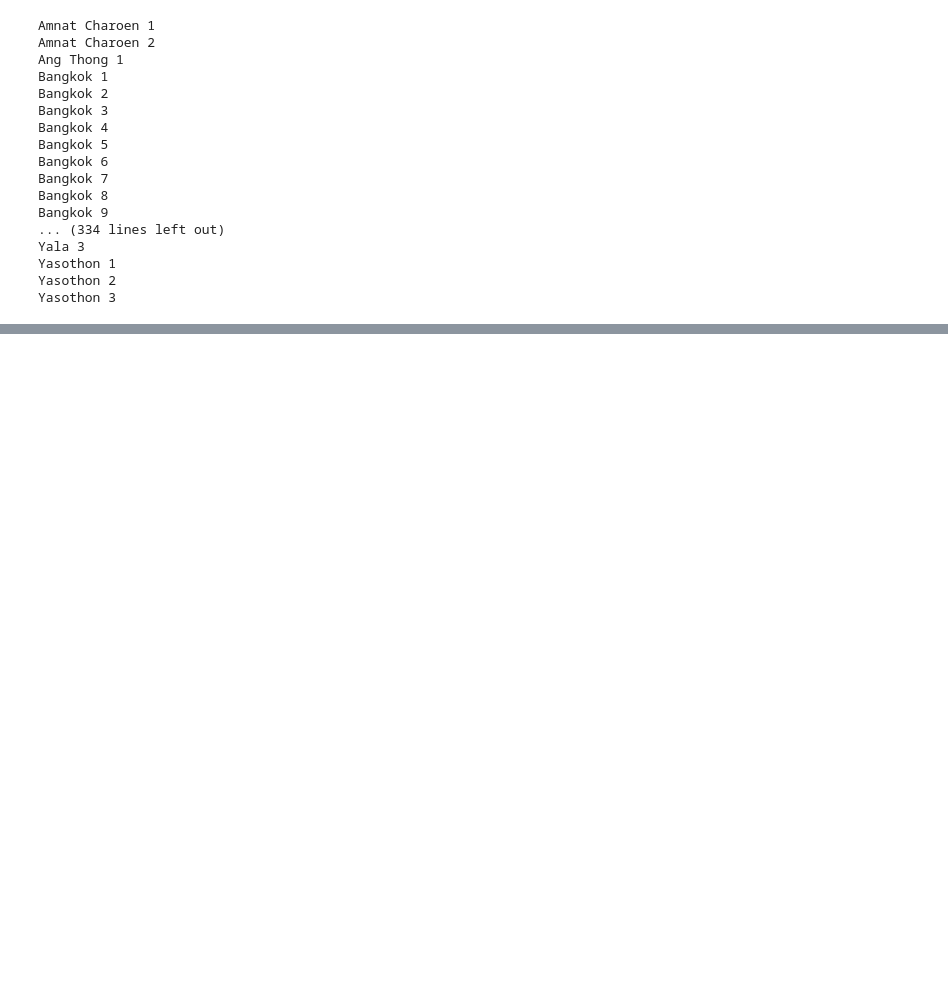
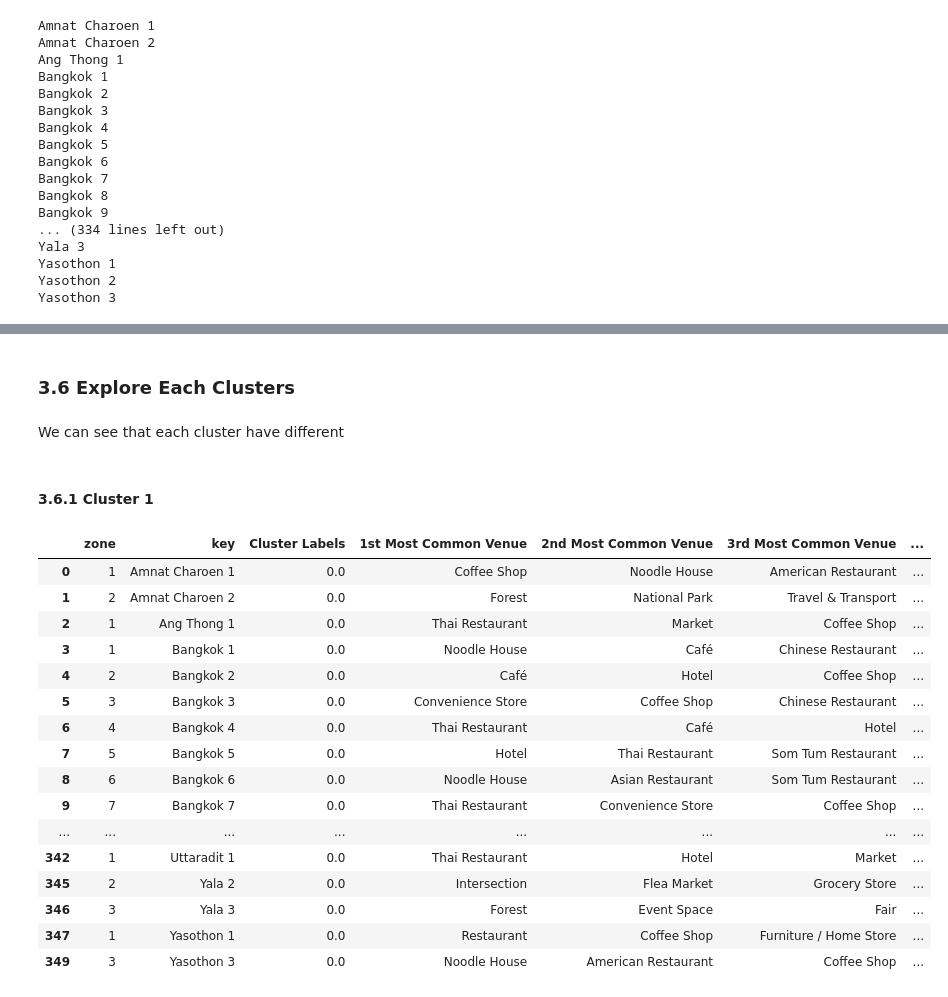
Before and after one commit to pornvutp/Coursera_Capstone, a Jupyter notebook: Capstone Project - Week 5.ipynb, the cells around one changed output, grey strips where cells are left out. Saved outputs shown, nothing was run; the diff lists cells and outputs as text; code cells hidden in the pictures; blank space fills up the shorter version.

```diff
--- a/Capstone Project - Week 5.ipynb
+++ b/Capstone Project - Week 5.ipynb
@@ -554,0 +644,11 @@ print(th_venues.shape)
+# %%
+# set number of clusters
+kclusters = 5
+
+th_grouped_clustering = th_grouped.drop('Neighborhood', 1)
+
+# run k-means clustering
+kmeans = KMeans(n_clusters=kclusters, random_state=0).fit(th_grouped_clustering)
+
+# check cluster labels generated for each row in the dataframe
+kmeans.labels_[0:10]
@@ -554,0 +657,3 @@ print(th_venues.shape)
+# %%
+# add clustering labels
+neighborhoods_venues_sorted.insert(0, 'Cluster Labels', kmeans.labels_)
@@ -554,0 +669,7 @@ print(th_venues.shape)
+# %%
+th_merged = df_final
+
+# merge toronto_grouped with toronto_data to add latitude/longitude for each neighborhood
+th_merged = th_merged.join(neighborhoods_venues_sorted.set_index('Neighborhood'), on='key')
+
+th_merged.head() # check the last columns!
@@ -554,0 +683,2 @@ print(th_venues.shape)
+# %%
+th_merged.dropna(axis=0,inplace=True)
@@ -554,0 +711,26 @@ print(th_venues.shape)
+# %% [markdown]
+### 3.6 Explore Each Clusters
+# %% [markdown]
+We can see that each cluster have different
+# %% [markdown]
+#### 3.6.1 Cluster 1
+# %%
+th_merged.loc[th_merged['Cluster Labels'] == 0, th_merged.columns[[1] + list(range(5, th_merged.shape[1]))]]
+# %% [output]
+|  | zone | key | Cluster Labels | 1st Most Common Venue | 2nd Most Common Venue | 3rd Most Common Venue | ... |
+| 0 | 1 | Amnat Charoen 1 | 0.0 | Coffee Shop | Noodle House | American Restaurant | ... |
+| 1 | 2 | Amnat Charoen 2 | 0.0 | Forest | National Park | Travel & Transport | ... |
+| 2 | 1 | Ang Thong 1 | 0.0 | Thai Restaurant | Market | Coffee Shop | ... |
+| 3 | 1 | Bangkok 1 | 0.0 | Noodle House | Café | Chinese Restaurant | ... |
+| 4 | 2 | Bangkok 2 | 0.0 | Café | Hotel | Coffee Shop | ... |
+| 5 | 3 | Bangkok 3 | 0.0 | Convenience Store | Coffee Shop | Chinese Restaurant | ... |
+| 6 | 4 | Bangkok 4 | 0.0 | Thai Restaurant | Café | Hotel | ... |
+| 7 | 5 | Bangkok 5 | 0.0 | Hotel | Thai Restaurant | Som Tum Restaurant | ... |
+| 8 | 6 | Bangkok 6 | 0.0 | Noodle House | Asian Restaurant | Som Tum Restaurant | ... |
+| 9 | 7 | Bangkok 7 | 0.0 | Thai Restaurant | Convenience Store | Coffee Shop | ... |
+| ... | ... | ... | ... | ... | ... | ... | ... |
+| 342 | 1 | Uttaradit 1 | 0.0 | Thai Restaurant | Hotel | Market | ... |
+| 345 | 2 | Yala 2 | 0.0 | Intersection | Flea Market | Grocery Store | ... |
+| 346 | 3 | Yala 3 | 0.0 | Forest | Event Space | Fair | ... |
+| 347 | 1 | Yasothon 1 | 0.0 | Restaurant | Coffee Shop | Furniture / Home Store | ... |
+| 349 | 3 | Yasothon 3 | 0.0 | Noodle House | American Restaurant | Coffee Shop | ... |
```
Also changed, not shown: parts of 27 cells of this notebook.
